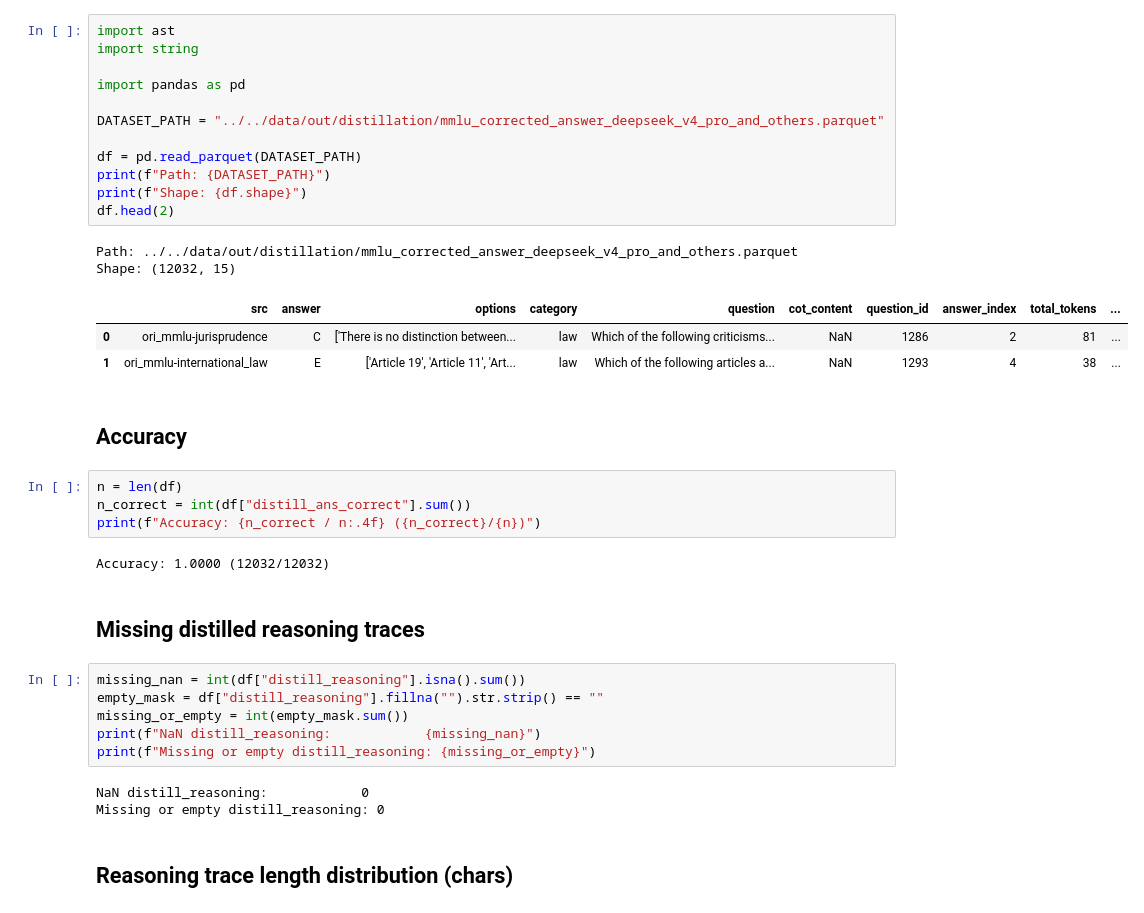
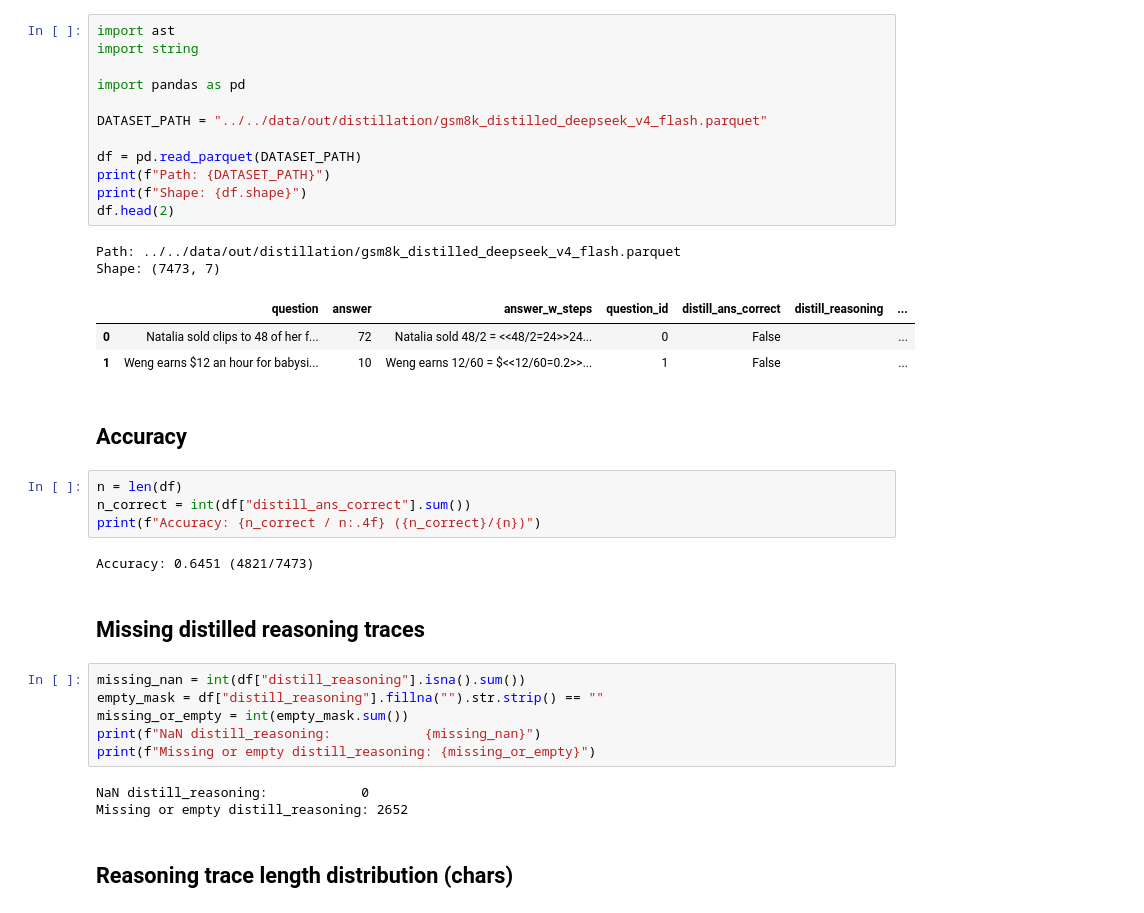
Before and after one commit to LabARSS/recursive_caft, a Jupyter notebook: src/postprocessing/distill_traces_quality_analysis.ipynb, the cells around one changed output. Cells and saved outputs as stored; diff of their text form.

Commit message:
Add first distill

```diff
--- a/src/postprocessing/distill_traces_quality_analysis.ipynb
+++ b/src/postprocessing/distill_traces_quality_analysis.ipynb
@@ -1,21 +1,21 @@
 # %%
 import ast
 import string
 
 import pandas as pd
 
-DATASET_PATH = "../../data/out/distillation/mmlu_corrected_answer_deepseek_v4_pro_and_others.parquet"
+DATASET_PATH = "../../data/out/distillation/gsm8k_distilled_deepseek_v4_flash.parquet"
 
 df = pd.read_parquet(DATASET_PATH)
 print(f"Path: {DATASET_PATH}")
 print(f"Shape: {df.shape}")
 df.head(2)
 # %% [output]
-Path: ../../data/out/distillation/mmlu_corrected_answer_deepseek_v4_pro_and_others.parquet
-Shape: (12032, 15)
+Path: ../../data/out/distillation/gsm8k_distilled_deepseek_v4_flash.parquet
+Shape: (7473, 7)
-|  | src | answer | options | category | question | cot_content | question_id | answer_index | total_tokens | ... |
-| 0 | ori_mmlu-jurisprudence | C | ['There is no distinction between... | law | Which of the following criticisms... | NaN | 1286 | 2 | 81 | ... |
-| 1 | ori_mmlu-international_law | E | ['Article 19', 'Article 11', 'Art... | law | Which of the following articles a... | NaN | 1293 | 4 | 38 | ... |
+|  | question | answer | answer_w_steps | question_id | distill_ans_correct | distill_reasoning | ... |
+| 0 | Natalia sold clips to 48 of her f... | 72 | Natalia sold 48/2 = <<48/2=24>>24... | 0 | False |  | ... |
+| 1 | Weng earns $12 an hour for babysi... | 10 | Weng earns 12/60 = $<<12/60=0.2>>... | 1 | False |  | ... |
 # %% [markdown]
 ## Accuracy
 # %%
@@ -23,7 +23,7 @@ n = len(df)
 n_correct = int(df["distill_ans_correct"].sum())
 print(f"Accuracy: {n_correct / n:.4f} ({n_correct}/{n})")
 # %% [output]
-Accuracy: 1.0000 (12032/12032)
+Accuracy: 0.6451 (4821/7473)
 # %% [markdown]
 ## Missing distilled reasoning traces
 # %%
@@ -34,7 +34,7 @@ print(f"NaN distill_reasoning:            {missing_nan}")
 print(f"Missing or empty distill_reasoning: {missing_or_empty}")
 # %% [output]
 NaN distill_reasoning:            0
-Missing or empty distill_reasoning: 0
+Missing or empty distill_reasoning: 2652
 # %% [markdown]
 ## Reasoning trace length distribution (chars)
 # %%
```
Also changed, not shown: parts of 10 cells of this notebook, 3 other files.
